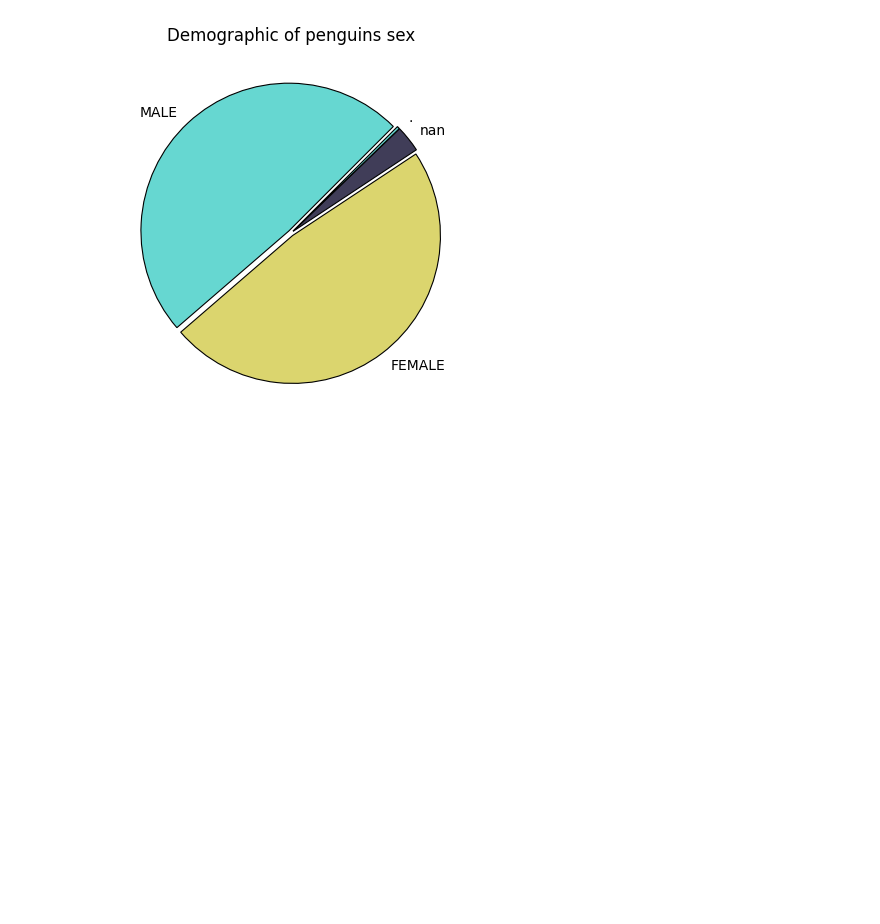
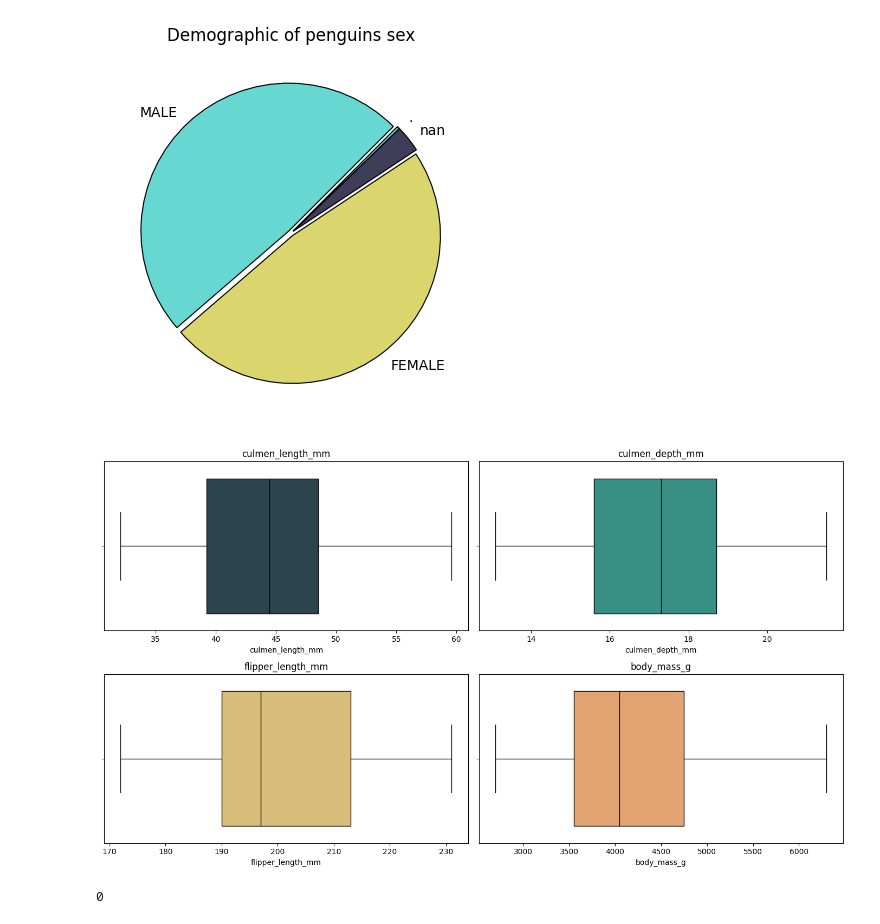
Before and after one commit to Leow14/Penguin-DF, a Jupyter notebook: notebook.ipynb, the cells around one changed output. Drawn from its saved outputs; the diff is of its cells as text; code cells hidden in the pictures; blank space fills up the shorter version.

Commit message:
Searching for outliers. (No outliers found)

```diff
--- a/notebook.ipynb
+++ b/notebook.ipynb
@@ -47,7 +48,8 @@ dtypes: float64(4), object(3)
 memory usage: 18.9+ KB
 # %%
 categorical_col = ['species', 'island', 'sex']
-numerical_col = ['culmen_lenght_mm', 'culmen_depth_mm', 'flipper_lenght_mm', 'body_mass_g']
+numerical_col = ['culmen_length_mm', 'culmen_depth_mm', 'flipper_length_mm', 'body_mass_g']
+palette_list = ["#264653", "#2A9D8F", "#E9C46A", "#F4A261", "#E76F51"]
 # %%
 for col in categorical_col:
     print(df[col].value_counts())
@@ -218,6 +220,39 @@ plt.title("Demographic of penguins sex")
 plt.show()
 # %% [output]
 [figure]
+# %%
+# Searching for numeric outliers:
+# culmen_length_mm	culmen_depth_mm	flipper_length_mm	body_mass_g
+
+n_cols = len(numerical_col)
+n_rows = (n_cols + 1) // 2
+
+fig, axes = plt.subplots(n_rows, 2, figsize=(14, 4 * n_rows))
+axes = axes.flatten()
+
+for i, col in enumerate(numerical_col):
+    sns.boxplot(x=df[col].dropna(), ax=axes[i], color=palette_list[i], linecolor="#000000")
+    axes[i].set_title(col)
+
+for j in range(n_cols, len(axes)):
+    axes[j].axis("off")
+
+plt.tight_layout()
+plt.show()
+# %% [output]
+[figure, added]
+# %%
+Q1 = df[col].quantile(0.25)
+Q3 = df[col].quantile(0.75)
+IQR = Q3 - Q1
+
+lower = Q1 - 1.5 * IQR
+upper = Q3 + 1.5 * IQR
+
+outliers = df[(df[col] < lower) | (df[col] > upper)]
+print(len(outliers))
+# %% [output]
+0
 # %%
 ### INSIGHTS
 
```
Also changed, not shown: parts of 2 cells of this notebook.
